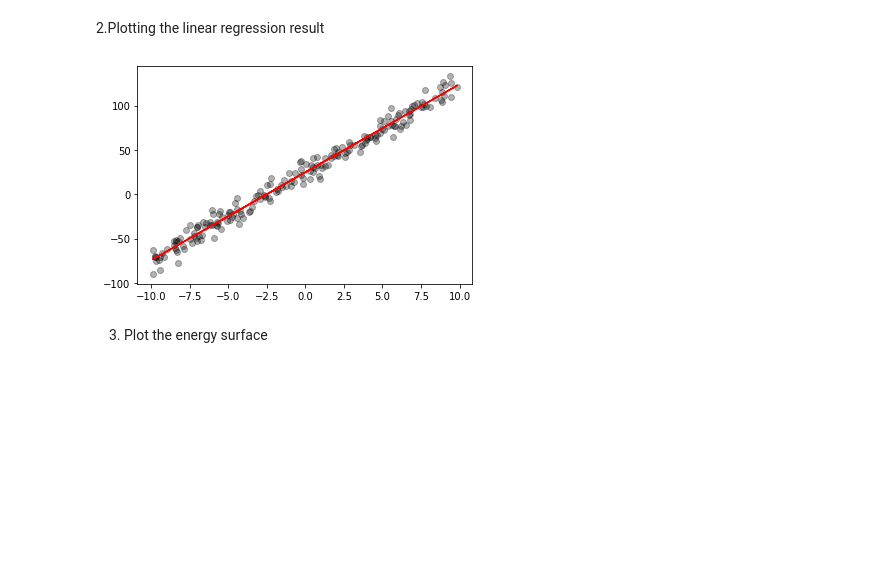
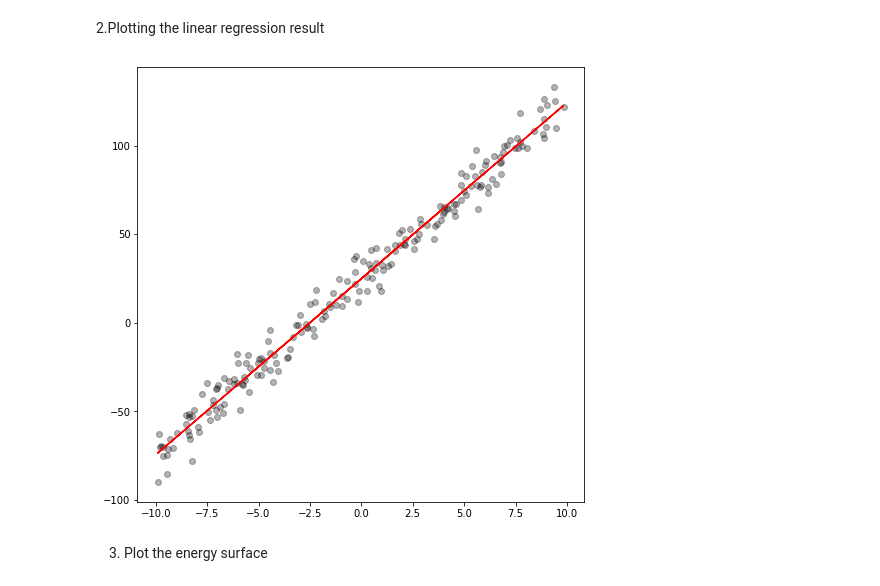
Before and after one commit to sonhs99/MachineLearning, a Jupyter notebook: Assignment02/Assignment02.ipynb, the cells around one changed output. Cells and saved outputs as stored; diff of their text form; code cells hidden in the pictures; blank space fills up the shorter version.

```diff
--- a/Assignment02/Assignment02.ipynb
+++ b/Assignment02/Assignment02.ipynb
@@ -24,35 +36,36 @@ plt.show()
 # %%
 theta_a = [np.random.randint(1, 100)]
 theta_b = [np.random.randint(1, 100)]
 e_list = [0]
 alpha = 0.0001
 
 def energy(x, y, theta_a, theta_b):
   sum = 0
   for x_, y_ in zip(x, y):
     tmp = theta_a * x_ + theta_b - y_
     sum += tmp * tmp
-  return sum / len(x)
+  return sum / (2 * len(x))
 
 e_tmp = energy(x_data, y_data, theta_a[-1], theta_b[-1])
 
 while e_list[-1] != e_tmp:
   e_list.append(e_tmp)
   theta_a.append(theta_a[-1])
   theta_b.append(theta_b[-1])
 
   for x_, y_ in zip(x_data, y_data):
-    theta_a[-1] -= alpha * (theta_a[-1] * x_ + theta_b[-1] - y_) * x_ / len(x_data)
-    theta_b[-1] -= alpha * (theta_a[-1] * x_ + theta_b[-1] - y_) / len(x_data)
+    theta_a[-1] -= alpha * (theta_a[-2] * x_ + theta_b[-2] - y_) * x_ / len(x_data)
+    theta_b[-1] -= alpha * (theta_a[-2] * x_ + theta_b[-2] - y_) / len(x_data)
 
   e_tmp = energy(x_data, y_data, theta_a[-1], theta_b[-1])
 
+plt.figure(figsize=(8, 8))
 plt.scatter(x_data, y_data, alpha=0.3, c='k')
 plt.plot(x_data, theta_a[-1]*x_data + theta_b[-1], 'r')
 
 plt.show()
 # %% [output]
-[figure, old version]
+[figure, new version]
 # %% [markdown]
 3. Plot the energy surface
 # %%
```
Also changed, not shown: parts of 3 cells of this notebook.
